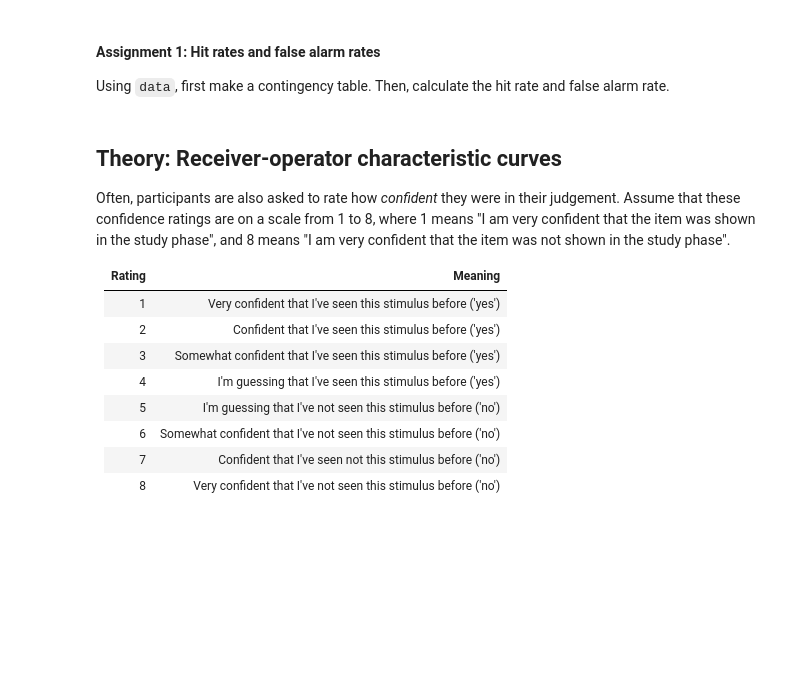
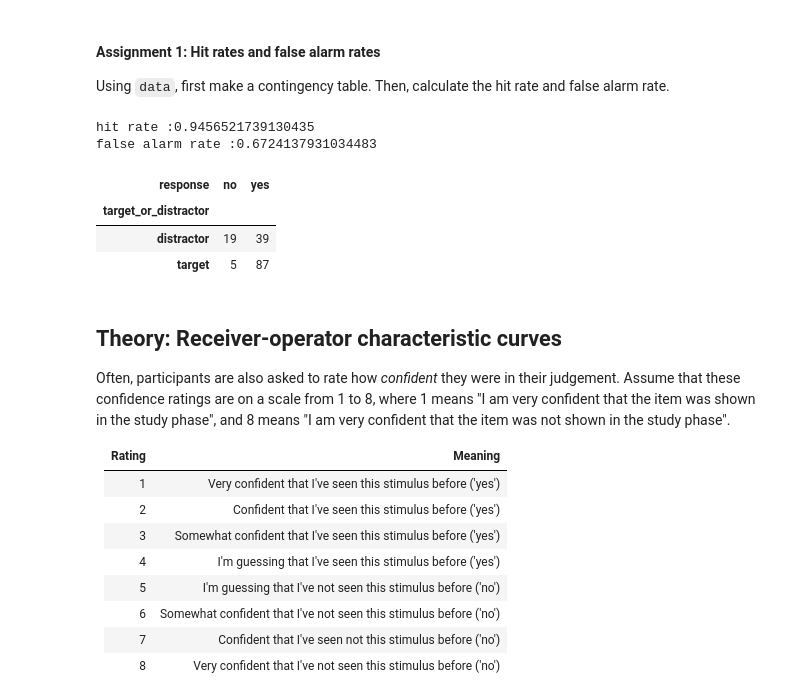
Before and after one commit to miavangellecum/cognition-and-computation, a Jupyter notebook: memory.ipynb, the cells around one changed output. Saved outputs shown, nothing was run; the diff lists cells and outputs as text; code cells hidden in the pictures; blank space fills up the shorter version.

```diff
--- a/memory.ipynb
+++ b/memory.ipynb
@@ -55,6 +55,26 @@ data.head()
 Using `data`, first make a contingency table. Then, calculate the hit rate and false alarm rate.
 # %%
 ## your answer here
+contingency = pd.crosstab(data['target_or_distractor'], data['response'])
+
+hits = contingency.loc["target", "yes"]
+misses = contingency.loc["target", "no"]
+hit_rate = hits/(hits + misses)
+
+false_alarm = contingency.loc["distractor", "yes"]
+correct_rejections = contingency.loc["distractor", "no"]
+false_alarm_rate = false_alarm/(correct_rejections + false_alarm)
+
+print(f"hit rate :{hit_rate}")
+print(f"false alarm rate :{false_alarm_rate}")
+contingency.head()
+# %% [output]
+hit rate :0.9456521739130435
+false alarm rate :0.6724137931034483
+| response | no | yes |
+| target_or_distractor |  |  |
+| distractor | 19 | 39 |
+| target | 5 | 87 |
 # %% [markdown]
 ## Theory: Receiver-operator characteristic curves
 
```
Also changed, not shown: parts of 1 cell of this notebook.
